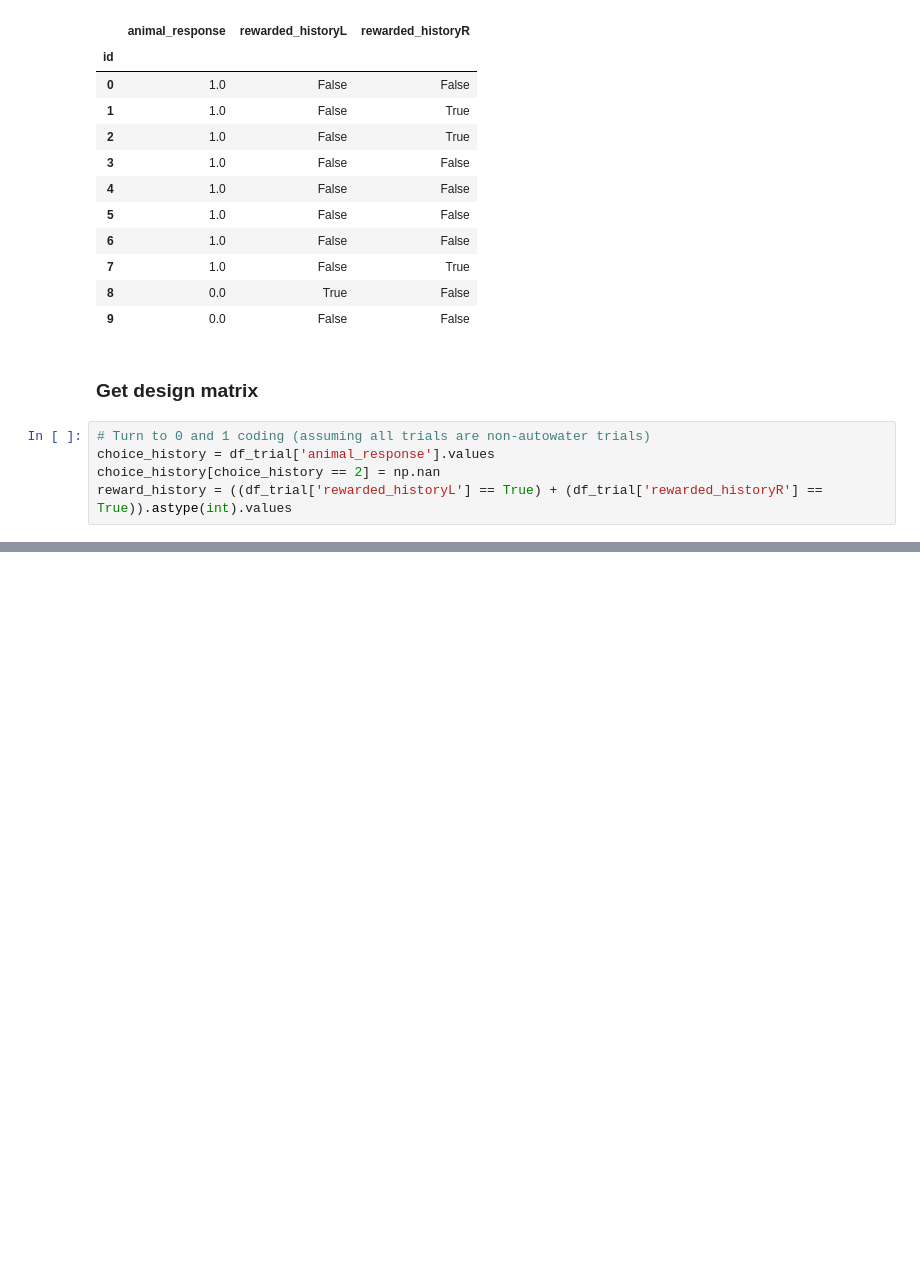
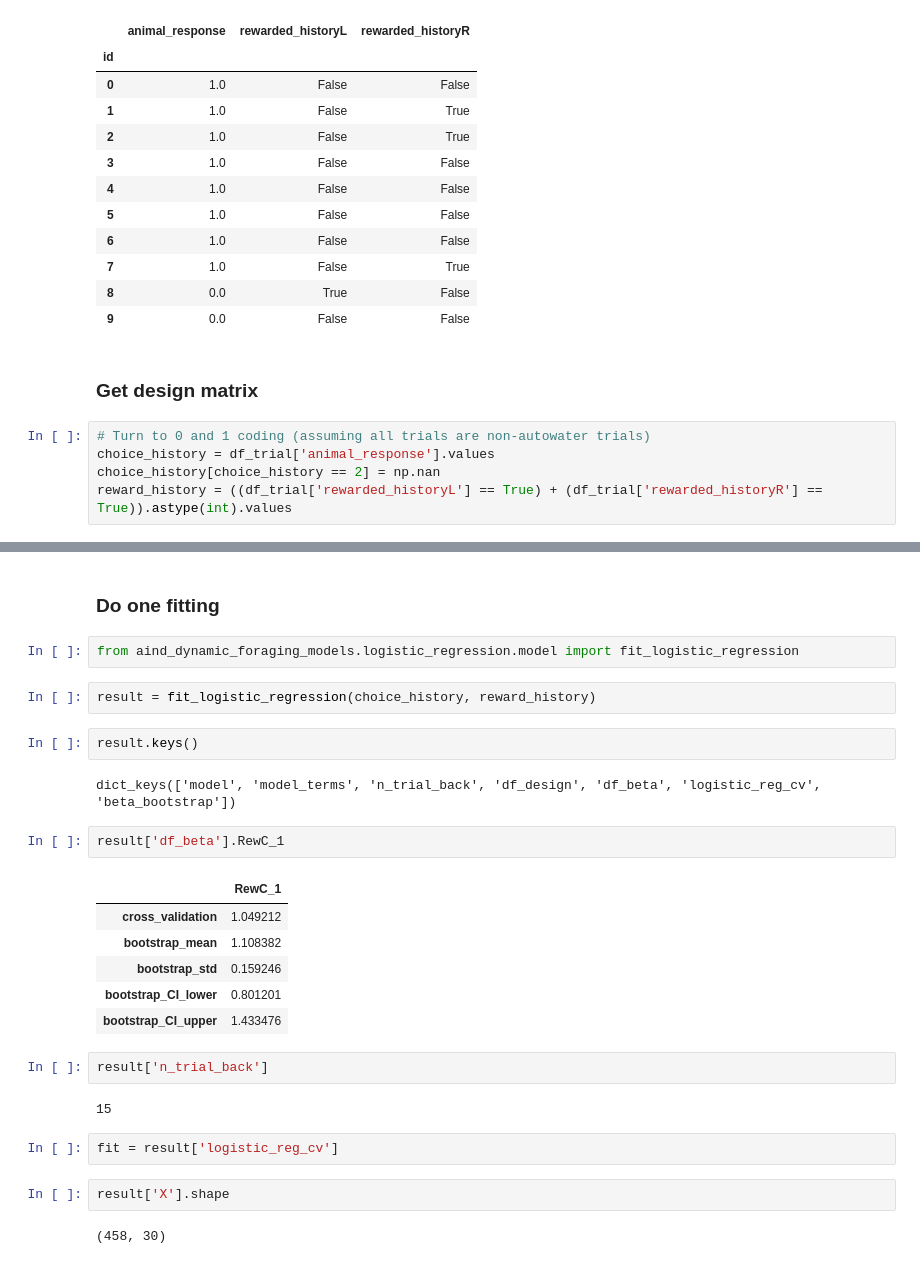
Before and after one commit to AllenNeuralDynamics/aind-dynamic-foraging-models, a Jupyter notebook: notebook/_debug_logistic_regression.ipynb, the cells around one changed output, grey strips where cells are left out. Drawn from its saved outputs; the diff is of its cells as text; blank space fills up the shorter version.

```diff
--- a/notebook/_debug_logistic_regression.ipynb
+++ b/notebook/_debug_logistic_regression.ipynb
@@ -71,3 +71,32 @@ fig.colorbar(im)
 plt.show()
 # %% [output]
 [figure]
+# %% [markdown]
+### Do one fitting
+# %%
+from aind_dynamic_foraging_models.logistic_regression.model import fit_logistic_regression
+# %%
+result = fit_logistic_regression(choice_history, reward_history)
+# %%
+result.keys()
+# %% [output]
+dict_keys(['model', 'model_terms', 'n_trial_back', 'df_design', 'df_beta', 'logistic_reg_cv', 'beta_bootstrap'])
+# %%
+result['df_beta'].RewC_1
+# %% [output]
+|  | RewC_1 |
+| cross_validation | 1.049212 |
+| bootstrap_mean | 1.108382 |
+| bootstrap_std | 0.159246 |
+| bootstrap_CI_lower | 0.801201 |
+| bootstrap_CI_upper | 1.433476 |
+# %%
+result['n_trial_back']
+# %% [output]
+15
+# %%
+fit = result['logistic_reg_cv']
+# %%
+result['X'].shape
+# %% [output]
+(458, 30)
```
Also changed, not shown: parts of 2 cells of this notebook.
